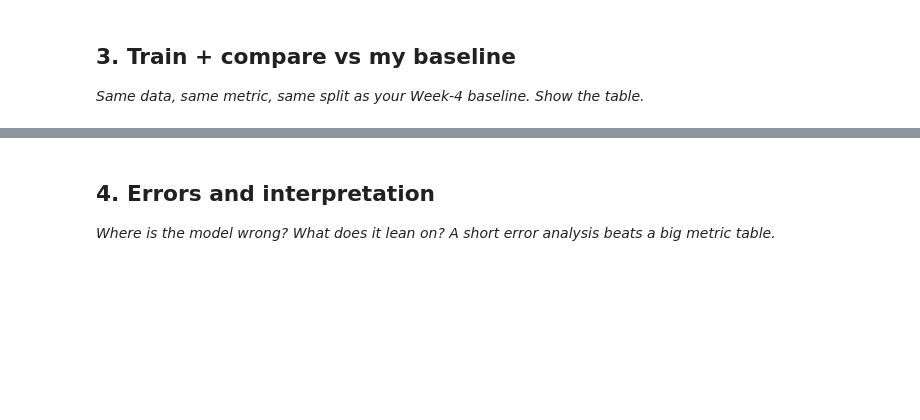
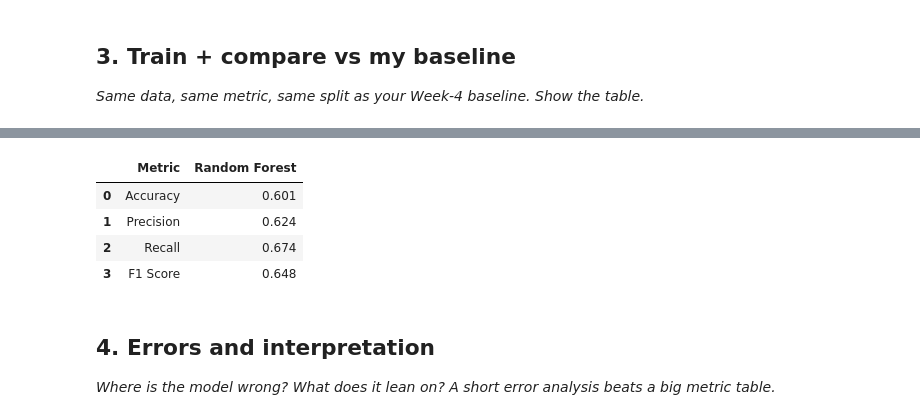
Before and after one commit to Dilip-chendra/FlyRank-Week1, a Jupyter notebook: work/notebooks/w05_model.ipynb, the cells around one changed output, grey strips where cells are left out. Saved outputs shown, nothing was run; the diff lists cells and outputs as text; code cells hidden in the pictures; blank space fills up the shorter version.

```diff
--- a/work/notebooks/w05_model.ipynb
+++ b/work/notebooks/w05_model.ipynb
@@ -30,3 +101,41 @@ This skeleton is yours to fill. Work the sections **in order** — each one has
+# %%
+from sklearn.ensemble import RandomForestClassifier
+from sklearn.metrics import accuracy_score
+from sklearn.metrics import precision_score
+from sklearn.metrics import recall_score
+from sklearn.metrics import f1_score
+
+model = RandomForestClassifier(
+    n_estimators=100,
+    random_state=42
+)
+
+model.fit(X_train, y_train)
+
+pred = model.predict(X_test)
+
+accuracy = accuracy_score(y_test, pred)
+precision = precision_score(y_test, pred)
+recall = recall_score(y_test, pred)
+f1 = f1_score(y_test, pred)
+
+results = pd.DataFrame({
+    "Metric": ["Accuracy", "Precision", "Recall", "F1 Score"],
+    "Random Forest": [
+        round(accuracy, 3),
+        round(precision, 3),
+        round(recall, 3),
+        round(f1, 3)
+    ]
+})
+
+results
+# %% [output]
+|  | Metric | Random Forest |
+| 0 | Accuracy | 0.601 |
+| 1 | Precision | 0.624 |
+| 2 | Recall | 0.674 |
+| 3 | F1 Score | 0.648 |
 # %% [markdown]
 ## 4. Errors and interpretation
 
```
Also changed, not shown: parts of 12 cells of this notebook.
